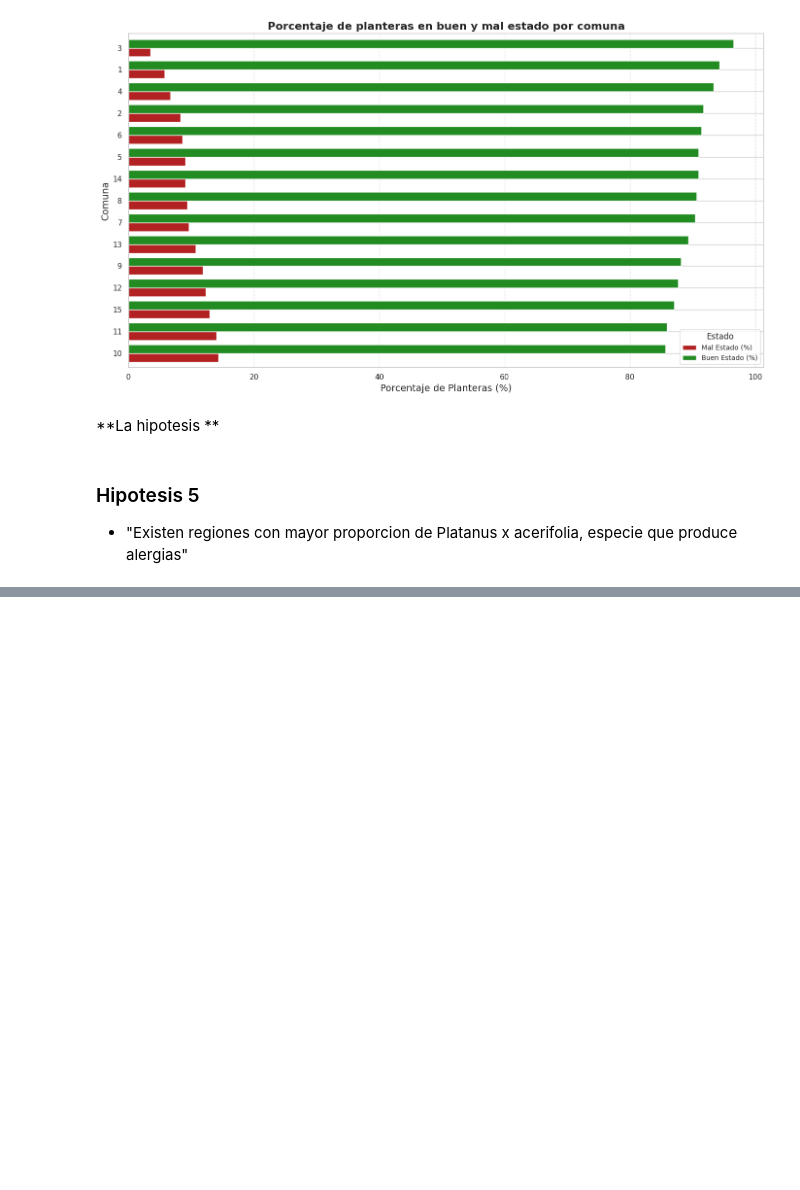
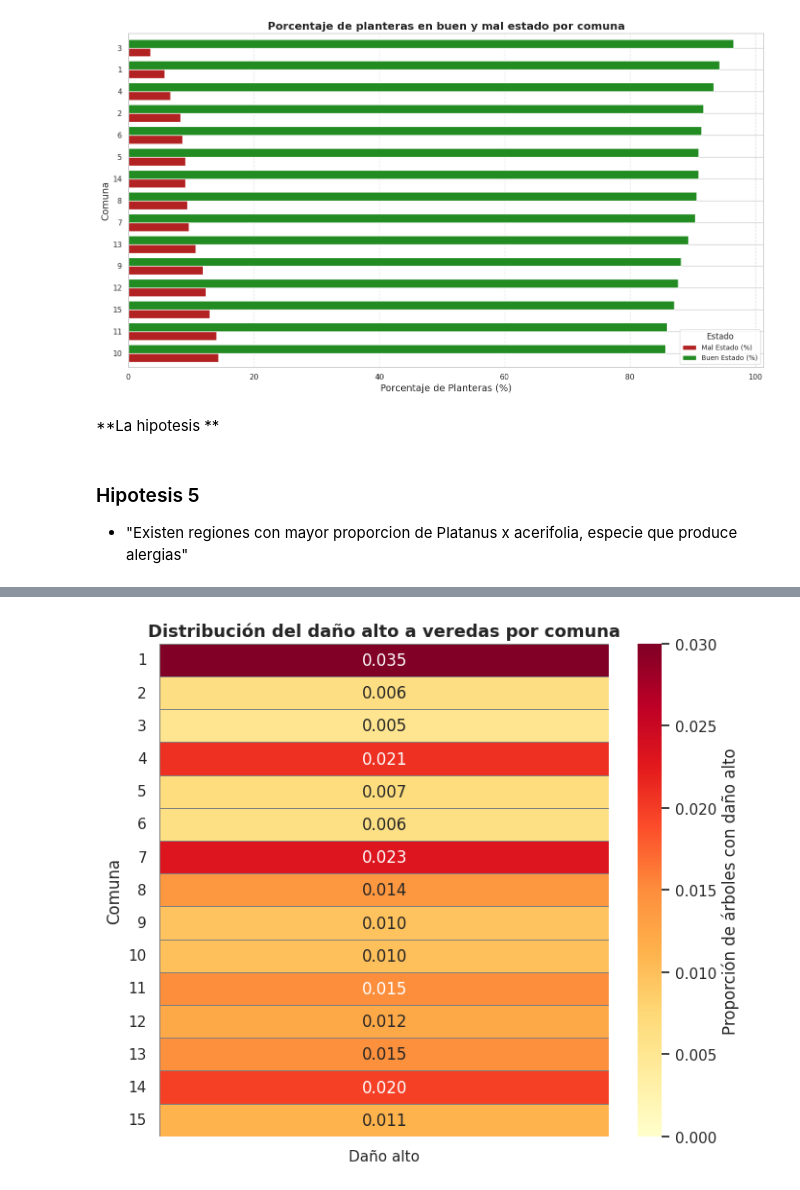
Before and after one commit to valentinabulat/TPFundamentos, a Jupyter notebook: Grupo10-TpeFundamentos.ipynb, the cells around one changed output, grey strips where cells are left out. Saved outputs shown, nothing was run; the diff lists cells and outputs as text; code cells hidden in the pictures; blank space fills up the shorter version.

```diff
--- a/Grupo10-TpeFundamentos.ipynb
+++ b/Grupo10-TpeFundamentos.ipynb
@@ -186,6 +188,15 @@ copiaDataset.drop(columns=["ubicacion"], inplace=True)
 #COLUMNA "NOMBRE_CIENTIFICO"
 copiaDataset["nombre_cientifico"] = copiaDataset["nombre_cientifico"].astype(str).str.strip().str.lower()
 
+#COLUMNA "ANCHO_ACERA"
+copiaDataset["ancho_acera"] = (
+    copiaDataset["ancho_acera"]
+    .str.replace(r"[^0-9,.\-]", "", regex=True)   # quita $, m, espacios, letras, etc.
+    .str.replace(",", ".", regex=False)           # reemplaza coma por punto decimal
+    .str.strip()                                  # quita espacios
+)
+copiaDataset["ancho_acera"] = pd.to_numeric(copiaDataset["ancho_acera"], errors="coerce")
+
 #COLUMNA "ESTADO_PLANTERA"
 copiaDataset["estado_plantera"] = copiaDataset["estado_plantera"].astype(str).str.strip().str.lower()
 copiaDataset["estado_plantera"] = copiaDataset ["estado_plantera"].str.replace('cantero ', '', regex=False)
@@ -250,6 +261,8 @@ copiaDataset.loc[mask_ubicacion & copiaDataset["ubicacion_plantera"].isna(), "ub
 #Ponemos NaN en nivel_plantera
 copiaDataset.loc[mask_ubicacion, "nivel_plantera"] = np.nan
 copiaDataset["nivel_plantera"] = copiaDataset["nivel_plantera"].replace(["nan","obs: no tiene plantera definida"],np.nan)
+
+copiaDataset["ubicacion_plantera"].value_counts()
 # %% [output]
 NaN reales: 0
 Cadenas vacías o espacios: 146623
@@ -821,59 +836,66 @@ Resultado NO significativo: No hay diferencias entre regiones
 # %%
-
 copiaDataset["nombre_cientifico"].value_counts()
 
 datasetH6=copiaDataset[["nombre_cientifico","comuna","ancho_acera"]]
 
-conteoEspecie= datasetH6["nombre_cientifico"].value_counts().head(6).index
+conteoEspecie= datasetH6["nombre_cientifico"].value_counts().head(5).index
 
 datasetH6["especies"]= datasetH6["nombre_cientifico"].where(datasetH6["nombre_cientifico"].isin(conteoEspecie),other="otras")
 
+# calculamos para las especies en "otras", el promedio entre los min de ancho de acera necesarios
+promMinimo=2.96
+
 map_ancho_necesario= {
-    "fraxinus pennsylvanica": {"min":2.4, "max":4},
-    "platanus x acerifolia": {"min":4, "max":7.4},
-    "ficus benjamina": {"min":4, "max":7.4},    #esta como no apta, que hacemos con esta?????
-    "tilia x moltkei": {"min":3.8, "max":7.4},
-    #"melia azedarach": {"min":4, "max":7.4},  #no esta
-    "jacaranda mimosifolia ": {"min":3, "max":4.6}
+    "fraxinus pennsylvanica": 2.4,
+    "platanus x acerifolia": 4,
+    "ficus benjamina": 4,
+    "tilia x moltkei": 3.8,
+    "melia azedarach": 2.5
 }
-#PREGUNTA:: q hacemos con las especies q no, head6 sin agregar la q no esta o escribimos las 5 especies q queremosdirectamente?
 
-t
-# calculamos para las especies en otras, el promedio entre los min y max de ancho de acera necesarios
-Promedio mínimo: 2.96 m
-Promedio máximo: 4.25 m
+# asignamos el valor
+datasetH6["ancho_necesario"] = datasetH6["especies"].map(map_ancho_necesario).fillna(promMinimo)
+#calcula qué proporción del ancho ideal tiene realmente la vereda y lo transforma a una medida de deficit
+datasetH6["indice_de_danio"] = 1 - (datasetH6["ancho_acera"] / datasetH6["ancho_necesario"]) #si ancho_acera es nulo, el indice queda nulo
+#asegura que si la vereda es más ancha que la necesaria (cociente > 1) no te de un valor negativo
+datasetH6.loc[datasetH6["indice_de_danio"] < 0, "indice_de_danio"] = 0
 
+def clasificar_danio(x):
+    if x <= 0.20:
+        return "bajo"
+    elif x <= 0.50:
+        return "medio"
+    else:
+        return "alto"
 
-print(datasetH6["especies"].value_counts())
+datasetH6["nivel_danio"] = datasetH6["indice_de_danio"].apply(clasificar_danio)
 
-# 1) Tomamos las 5 especies más comunes
-top5 = copiaDataset["nombre_cientifico"].str.lower().value_counts().head(6).index
-
-# 2) Creamos dataset reducido
-datasetH6 = copiaDataset[["nombre_cientifico", "comuna", "ancho_acera"]].copy()
-datasetH6["nombre_cientifico"] = datasetH6["nombre_cientifico"].str.lower()
-
-# 3) Nueva variable con top5 + "otras"
-datasetH6["especie_grupo"] = datasetH6["nombre_cientifico"].where(
-    datasetH6["nombre_cientifico"].isin(top5),
-    other="otras"
+#porcentaje de danio en cada comuna por nivel
+danio_por_comuna = (
+    datasetH6.groupby("comuna")["nivel_danio"]
+    .value_counts(normalize=True) # normalza para que se expresen como proporciones
+    .unstack(fill_value=0)
 )
 
+# saca el nombre del eje x
+danio_por_comuna.columns.name = None
 
-# 4) Contamos las especies
-conteo_final = datasetH6["especie_grupo"].value_counts().sort_values(ascending=True)
-
-# 5) Gráfico tipo top10 (ahora top5 + otras)
-plt.figure(figsize=(10,6))
-sns.barplot(
-    x=conteo_final.values,
-    y=conteo_final.index,
-    palette="viridis"
+#mapa de calor
+plt.figure(figsize=(7,6))
+sns.heatmap(
+    danio_por_comuna[["alto"]].rename(columns={"alto": "Daño alto"}),
+    cmap="YlOrRd",
+    annot=True,
+    fmt=".3f",
+    linewidths=0.5,
+    linecolor="gray",
+    vmin=0, vmax=0.03,
+    cbar_kws={"label": "Proporción de árboles con daño alto"}
 )
-
-plt.xlabel("Cantidad de árboles")
-plt.ylabel("Especie")
-plt.title("5 especies más comunes (con categoría 'otras')")
+plt.title("Distribución del daño alto a veredas por comuna", fontsize=13, weight="bold")
+plt.ylabel("Comuna")
+plt.xticks(rotation=0)
+plt.yticks(rotation=0)
 plt.tight_layout()
 plt.show()
 # %% [output]
@@ -880,0 +922 @@ SyntaxError: invalid syntax (3335647609.py, line 21)
+[figure, added]
```
Also changed, not shown: parts of 8 cells of this notebook.
